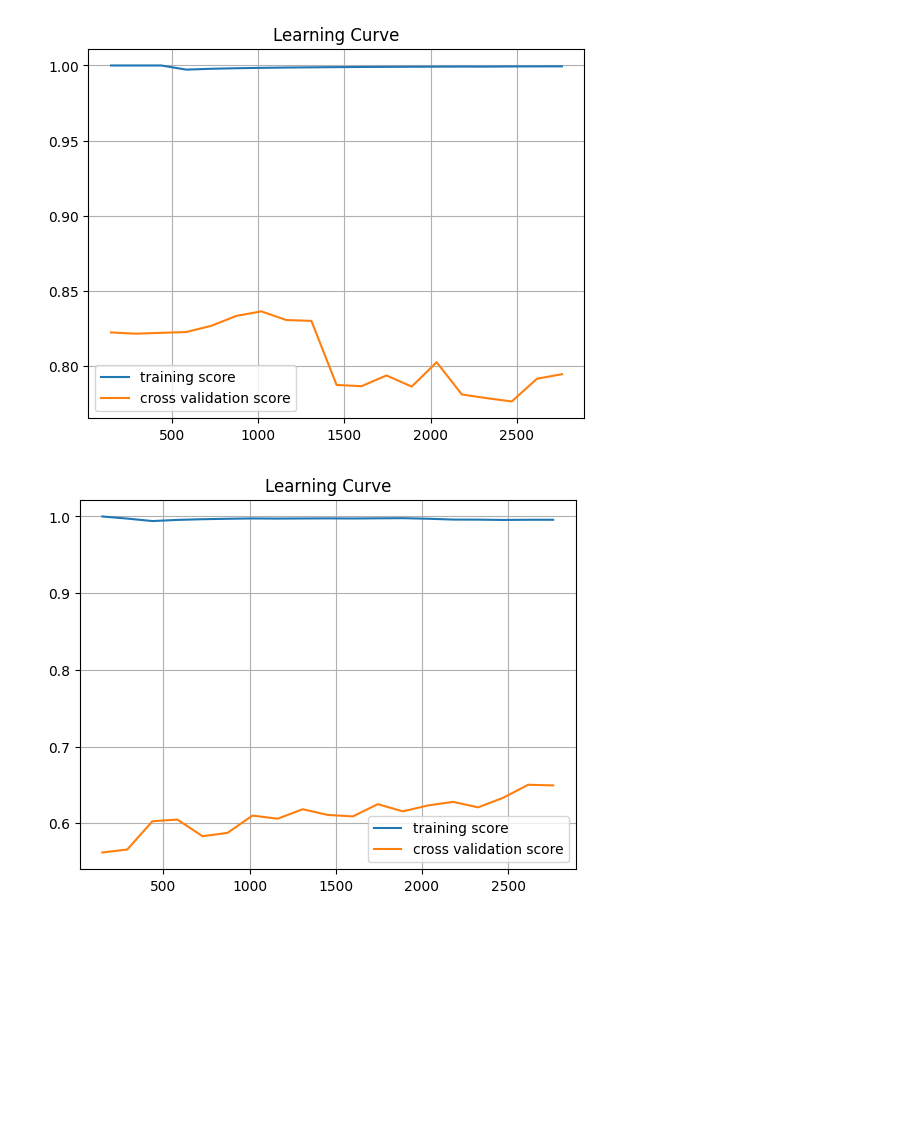
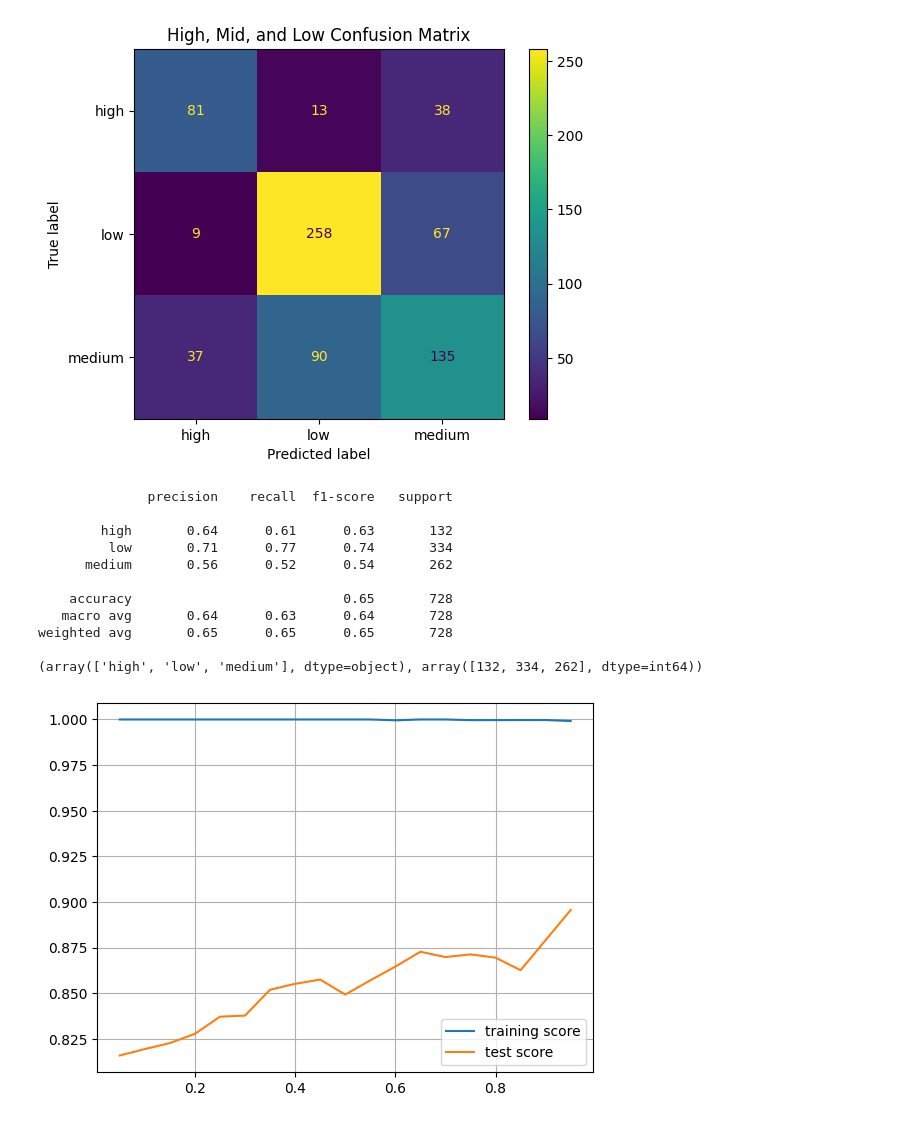
Before and after one commit to COGS118A/Group036-Wi23, a Jupyter notebook: Random Forest.ipynb, the cells around one changed output. Cells and saved outputs as stored; diff of their text form; code cells hidden in the pictures; blank space fills up the shorter version.

```diff
--- a/Random Forest.ipynb
+++ b/Random Forest.ipynb
@@ -159,24 +203,42 @@ plt.grid()
-# %%
-model = RandomForestClassifier(oob_score=True, class_weight='balanced')
-
-train_size_abs, train_scores, test_scores = learning_curve(model, X, y_b, train_sizes=np.arange(0.05, 1, 0.05))
-
-plt.plot(train_size_abs, np.mean(train_scores, axis=1), label='training score')
-plt.plot(train_size_abs, np.mean(test_scores, axis=1), label='cross validation score')
-plt.title('Learning Curve')
-plt.legend()
-plt.grid()
-# %% [output]
-[figure, removed]
-# %%
-model = RandomForestClassifier(oob_score=True, class_weight='balanced')
-
-train_size_abs, train_scores, test_scores = learning_curve(model, X, y_gb, train_sizes=np.arange(0.05, 1, 0.05), n_jobs=4)
-
-plt.plot(train_size_abs, np.mean(train_scores, axis=1), label='training score')
-plt.plot(train_size_abs, np.mean(test_scores, axis=1), label='cross validation score')
-plt.title('Learning Curve')
-plt.legend()
-plt.grid()
-# %% [output]
-[figure, removed]
+# %%
+labels = np.unique(y_m)
+cm = confusion_matrix(y_test, y_pred, labels=labels)
+disp = ConfusionMatrixDisplay(cm, display_labels=labels)
+
+disp.plot()
+plt.title('High, Mid, and Low Confusion Matrix')
+plt.show()
+print(classification_report(y_test, y_pred))
+print(np.unique(y_test, return_counts=True))
+# %% [output]
+[figure, added]
+              precision    recall  f1-score   support
+
+        high       0.64      0.61      0.63       132
+         low       0.71      0.77      0.74       334
+      medium       0.56      0.52      0.54       262
+
+    accuracy                           0.65       728
+   macro avg       0.64      0.63      0.64       728
+weighted avg       0.65      0.65      0.65       728
+
+(array(['high', 'low', 'medium'], dtype=object), array([132, 334, 262], dtype=int64))
+# %%
+model = RandomForestClassifier(oob_score=True, class_weight='balanced')
+train_size = np.arange(0.05, 1, 0.05)
+train = []
+test = []
+
+for size in train_size:
+    X_train, X_test, y_train, y_test = train_test_split(X, y_b, train_size=size, random_state=42)
+    model.fit(X_train, y_train)
+
+    train.append(accuracy_score(y_train, model.predict(X_train)))
+    test.append(accuracy_score(y_test, model.predict(X_test)))
+
+plt.plot(train_size, train, label='training score')
+plt.plot(train_size, test, label='test score')
+plt.legend()
+plt.grid()
+# %% [output]
+[figure, added]
```
Also changed, not shown: parts of 10 cells of this notebook.
